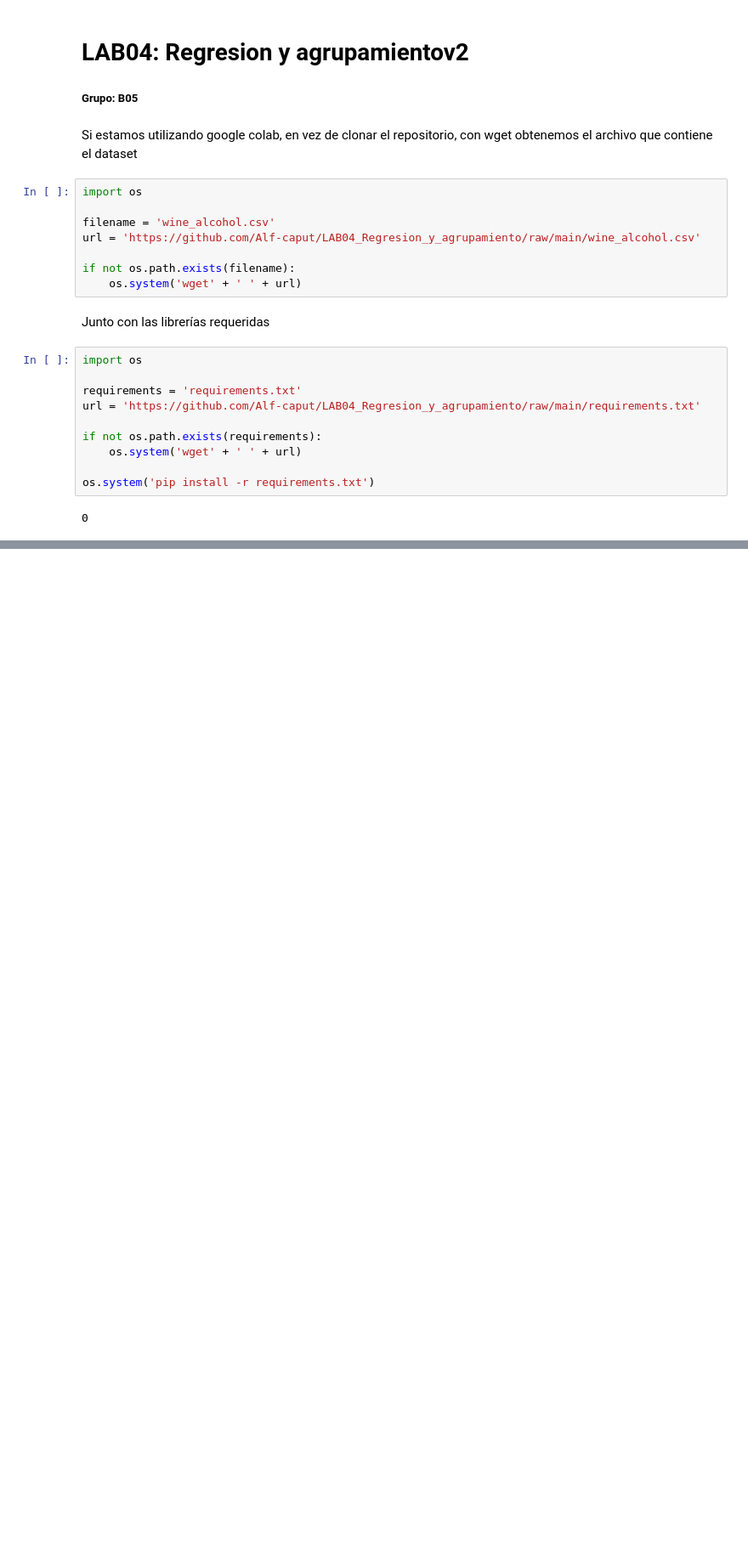
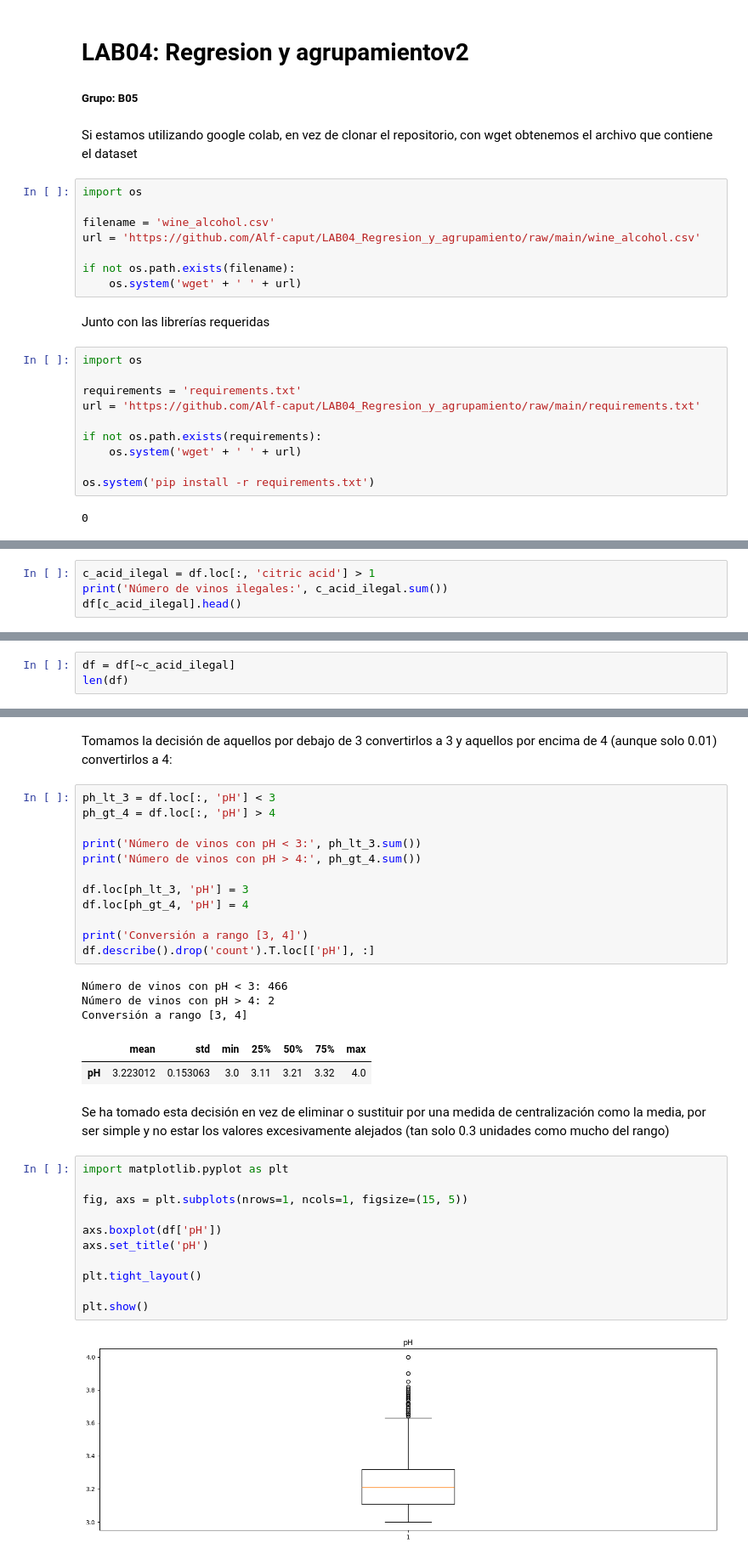
Before and after one commit to Alf-caput/LAB04_Regresion_y_agrupamiento, a Jupyter notebook: LAB04 Regresion_y_agrupamientov2.ipynb, the cells around one changed output, grey strips where cells are left out. Shown: that part at 85% size. Drawn from its saved outputs; the diff is of its cells as text; blank space fills up the shorter version.

```diff
--- a/LAB04 Regresion_y_agrupamientov2.ipynb
+++ b/LAB04 Regresion_y_agrupamientov2.ipynb
@@ -27,0 +176,4 @@ os.system('pip install -r requirements.txt')
+# %%
+c_acid_ilegal = df.loc[:, 'citric acid'] > 1
+print('Número de vinos ilegales:', c_acid_ilegal.sum())
+df[c_acid_ilegal].head()
@@ -27,0 +188,3 @@ os.system('pip install -r requirements.txt')
+# %%
+df = df[~c_acid_ilegal]
+len(df)
@@ -27,0 +199,35 @@ os.system('pip install -r requirements.txt')
+# %% [markdown]
+Tomamos la decisión de aquellos por debajo de 3 convertirlos a 3 y aquellos por encima de 4 (aunque solo 0.01) convertirlos a 4:
+# %%
+ph_lt_3 = df.loc[:, 'pH'] < 3
+ph_gt_4 = df.loc[:, 'pH'] > 4
+
+print('Número de vinos con pH < 3:', ph_lt_3.sum())
+print('Número de vinos con pH > 4:', ph_gt_4.sum())
+
+df.loc[ph_lt_3, 'pH'] = 3
+df.loc[ph_gt_4, 'pH'] = 4
+
+print('Conversión a rango [3, 4]')
+df.describe().drop('count').T.loc[['pH'], :]
+# %% [output]
+Número de vinos con pH < 3: 466
+Número de vinos con pH > 4: 2
+Conversión a rango [3, 4]
+|  | mean | std | min | 25% | 50% | 75% | max |
+| pH | 3.223012 | 0.153063 | 3.0 | 3.11 | 3.21 | 3.32 | 4.0 |
+# %% [markdown]
+Se ha tomado esta decisión en vez de eliminar o sustituir por una medida de centralización como la media, por ser simple y no estar los valores excesivamente alejados (tan solo 0.3 unidades como mucho del rango)
+# %%
+import matplotlib.pyplot as plt
+
+fig, axs = plt.subplots(nrows=1, ncols=1, figsize=(15, 5))
+
+axs.boxplot(df['pH'])
+axs.set_title('pH')
+
+plt.tight_layout()
+
+plt.show()
+# %% [output]
+[figure, added]
```
Also changed, not shown: parts of 49 cells of this notebook, 1 other file.
